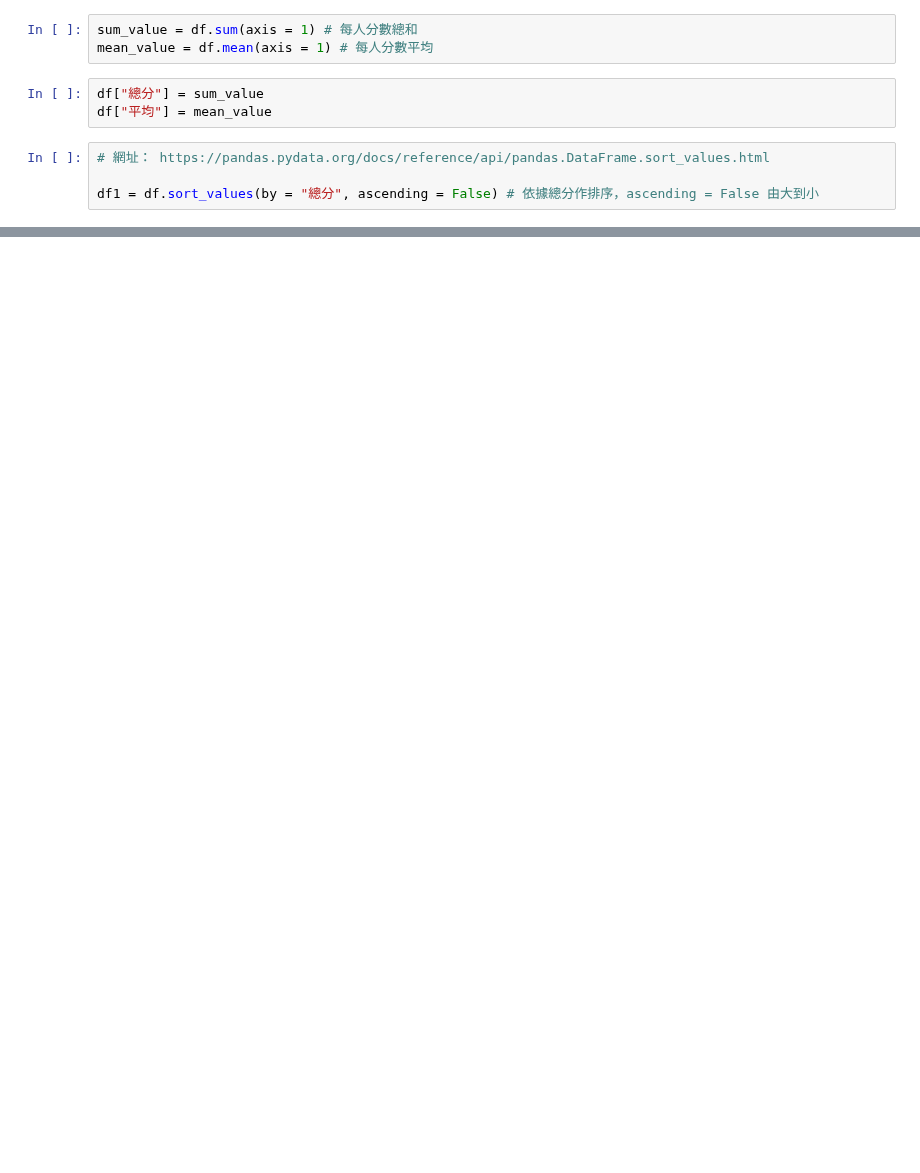
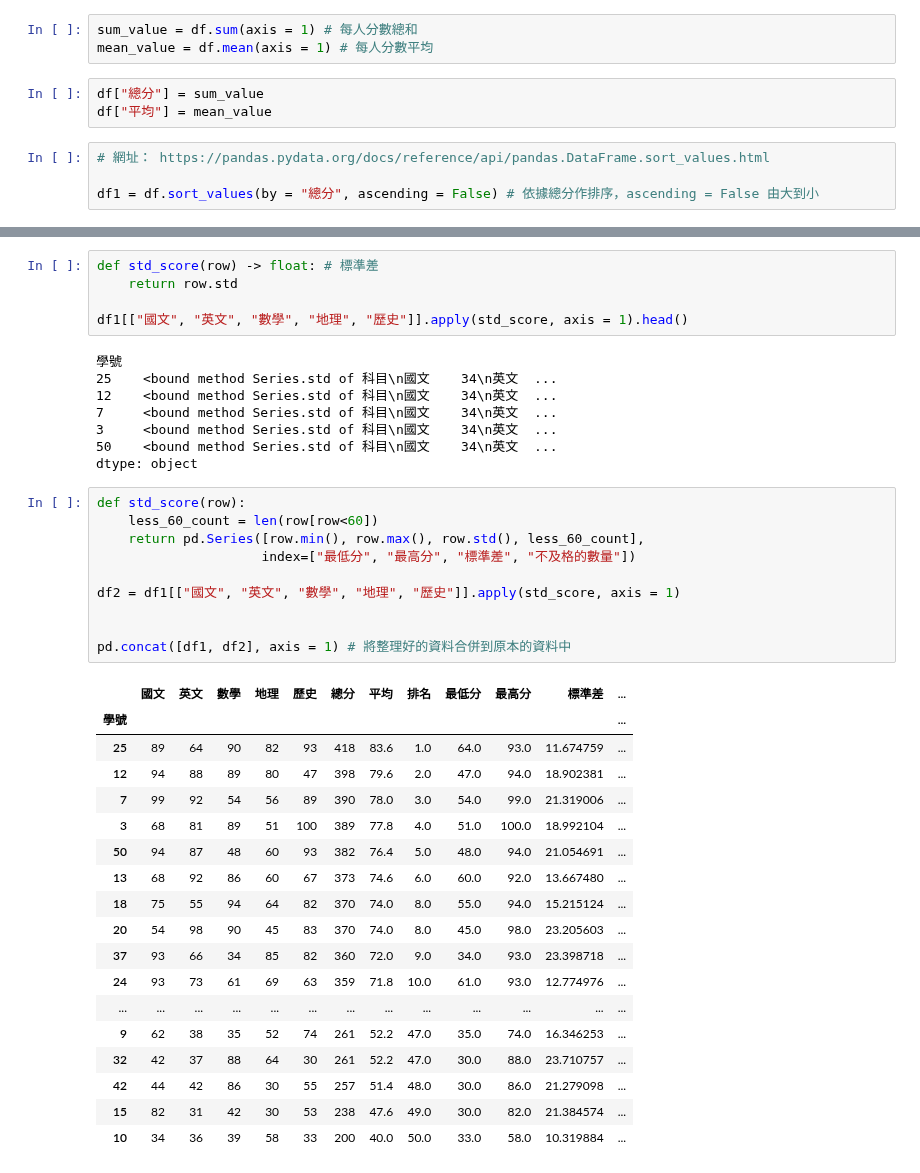
Before and after one commit to edwardxsky/python_analysis, a Jupyter notebook: lesson8_5.ipynb, the cells around one changed output, grey strips where cells are left out. Cells and saved outputs as stored; diff of their text form; blank space fills up the shorter version.

```diff
--- a/lesson8_5.ipynb
+++ b/lesson8_5.ipynb
@@ -64,0 +84,42 @@ df1
+# %%
+def std_score(row) -> float: # 標準差
+    return row.std
+
+df1[["國文", "英文", "數學", "地理", "歷史"]].apply(std_score, axis = 1).head()
+# %% [output]
+學號
+25    <bound method Series.std of 科目\n國文    34\n英文  ...
+12    <bound method Series.std of 科目\n國文    34\n英文  ...
+7     <bound method Series.std of 科目\n國文    34\n英文  ...
+3     <bound method Series.std of 科目\n國文    34\n英文  ...
+50    <bound method Series.std of 科目\n國文    34\n英文  ...
+dtype: object
+# %%
+def std_score(row):
+    less_60_count = len(row[row<60])
+    return pd.Series([row.min(), row.max(), row.std(), less_60_count],
+                     index=["最低分", "最高分", "標準差", "不及格的數量"])
+
+df2 = df1[["國文", "英文", "數學", "地理", "歷史"]].apply(std_score, axis = 1)
+
+
+pd.concat([df1, df2], axis = 1) # 將整理好的資料合併到原本的資料中
+# %% [output]
+|  | 國文 | 英文 | 數學 | 地理 | 歷史 | 總分 | 平均 | 排名 | 最低分 | 最高分 | 標準差 | ... |
+| 學號 |  |  |  |  |  |  |  |  |  |  |  | ... |
+| 25 | 89 | 64 | 90 | 82 | 93 | 418 | 83.6 | 1.0 | 64.0 | 93.0 | 11.674759 | ... |
+| 12 | 94 | 88 | 89 | 80 | 47 | 398 | 79.6 | 2.0 | 47.0 | 94.0 | 18.902381 | ... |
+| 7 | 99 | 92 | 54 | 56 | 89 | 390 | 78.0 | 3.0 | 54.0 | 99.0 | 21.319006 | ... |
+| 3 | 68 | 81 | 89 | 51 | 100 | 389 | 77.8 | 4.0 | 51.0 | 100.0 | 18.992104 | ... |
+| 50 | 94 | 87 | 48 | 60 | 93 | 382 | 76.4 | 5.0 | 48.0 | 94.0 | 21.054691 | ... |
+| 13 | 68 | 92 | 86 | 60 | 67 | 373 | 74.6 | 6.0 | 60.0 | 92.0 | 13.667480 | ... |
+| 18 | 75 | 55 | 94 | 64 | 82 | 370 | 74.0 | 8.0 | 55.0 | 94.0 | 15.215124 | ... |
+| 20 | 54 | 98 | 90 | 45 | 83 | 370 | 74.0 | 8.0 | 45.0 | 98.0 | 23.205603 | ... |
+| 37 | 93 | 66 | 34 | 85 | 82 | 360 | 72.0 | 9.0 | 34.0 | 93.0 | 23.398718 | ... |
+| 24 | 93 | 73 | 61 | 69 | 63 | 359 | 71.8 | 10.0 | 61.0 | 93.0 | 12.774976 | ... |
+| ... | ... | ... | ... | ... | ... | ... | ... | ... | ... | ... | ... | ... |
+| 9 | 62 | 38 | 35 | 52 | 74 | 261 | 52.2 | 47.0 | 35.0 | 74.0 | 16.346253 | ... |
+| 32 | 42 | 37 | 88 | 64 | 30 | 261 | 52.2 | 47.0 | 30.0 | 88.0 | 23.710757 | ... |
+| 42 | 44 | 42 | 86 | 30 | 55 | 257 | 51.4 | 48.0 | 30.0 | 86.0 | 21.279098 | ... |
+| 15 | 82 | 31 | 42 | 30 | 53 | 238 | 47.6 | 49.0 | 30.0 | 82.0 | 21.384574 | ... |
+| 10 | 34 | 36 | 39 | 58 | 33 | 200 | 40.0 | 50.0 | 33.0 | 58.0 | 10.319884 | ... |
```
Also changed, not shown: parts of 4 cells of this notebook.
